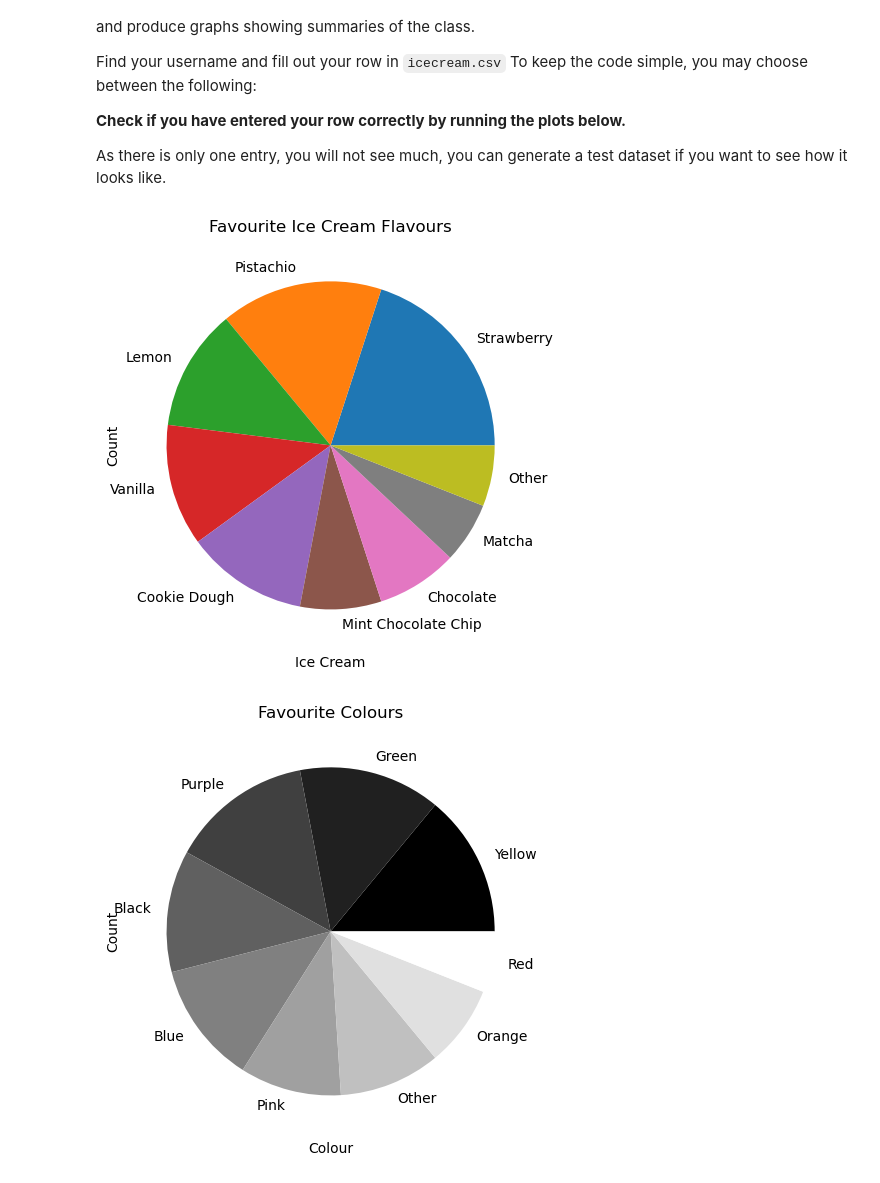
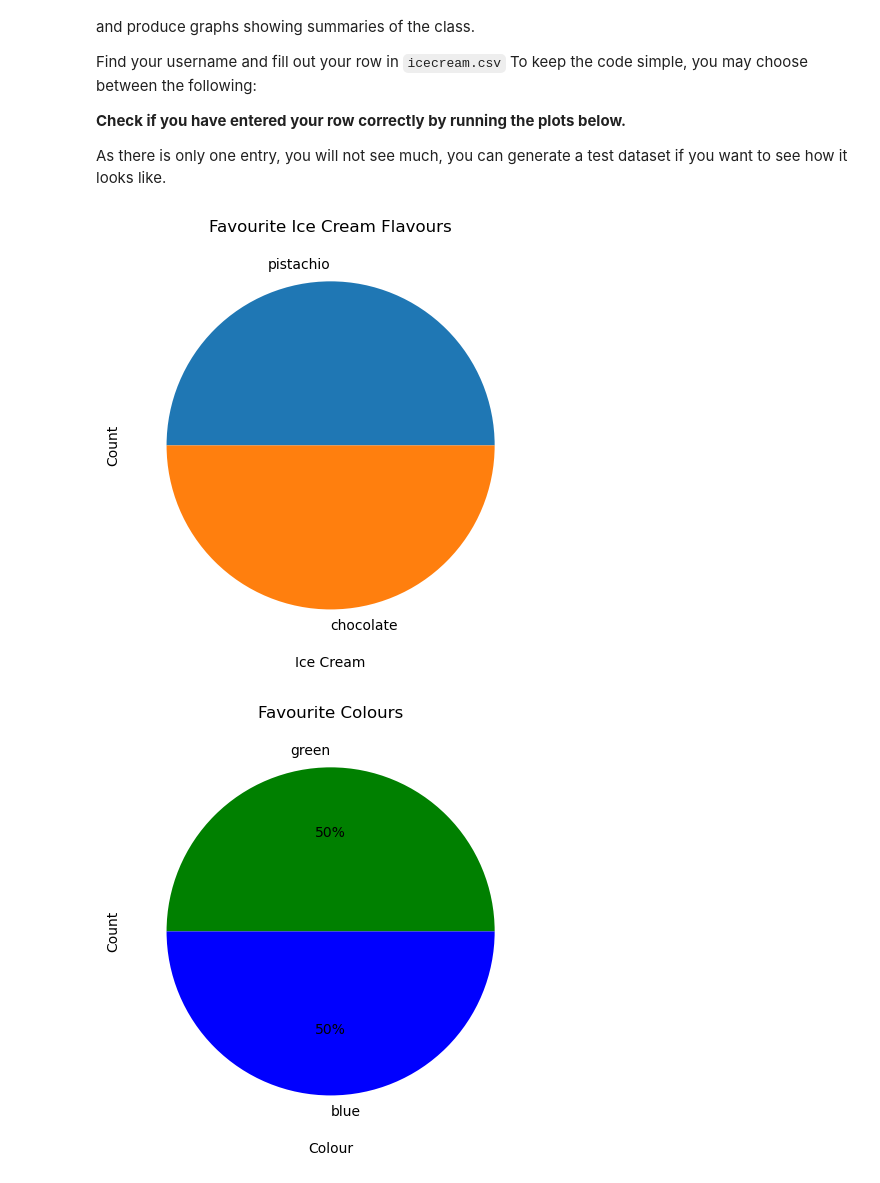
Before and after one commit to TIL6022-Python-Programming/lab7-together, a Jupyter notebook: lab7_3.ipynb, the cells around one changed output. Saved outputs shown, nothing was run; the diff lists cells and outputs as text; code cells hidden in the pictures.

```diff
--- a/lab7_3.ipynb
+++ b/lab7_3.ipynb
@@ -17,36 +17,40 @@ import pandas as pd
 import matplotlib.pyplot as plt
 
 # Load dataset
-data = pd.read_csv("expanded_dataset.csv")
+data = pd.read_csv("icecream.csv")
 
 # Plot icecream
 plt.figure()
 data["Favourite Ice Cream"].value_counts().plot(kind="pie")
 plt.title("Favourite Ice Cream Flavours")
 plt.xlabel("Ice Cream")
 plt.ylabel("Count")
 plt.xticks(rotation=45)
 plt.tight_layout()
 plt.show()
 
 # Plot colours
+counts = data["Favourite Colour"].value_counts()
 plt.figure()
-data["Favourite Colour"].value_counts().plot(kind="pie", colormap="grey")
+counts.plot(kind="pie",colors=counts.index,autopct="%1.0f%%",)
 plt.title("Favourite Colours")
 plt.xlabel("Colour")
 plt.ylabel("Count")
 plt.xticks(rotation=45)
 plt.tight_layout()
 plt.show()
 
 # Plot heights
+data["Height (cm)"] = pd.to_numeric(data["Height (cm)"], errors="coerce")
+heights = data["Height (cm)"].dropna()
+
 plt.figure()
-plt.hist(data["Height (cm)"], bins=10, edgecolor="black")
+plt.hist(heights, bins=10, edgecolor="black")
 plt.title("Height Distribution")
 plt.xlabel("Height (cm)")
 plt.ylabel("Frequency")
 plt.tight_layout()
 plt.show()
 # %% [output]
-[figure, old version]
+[figure, new version]
-[figure, old version]
+[figure, new version]
```
Also changed, not shown: parts of 1 cell of this notebook, 1 other file.
